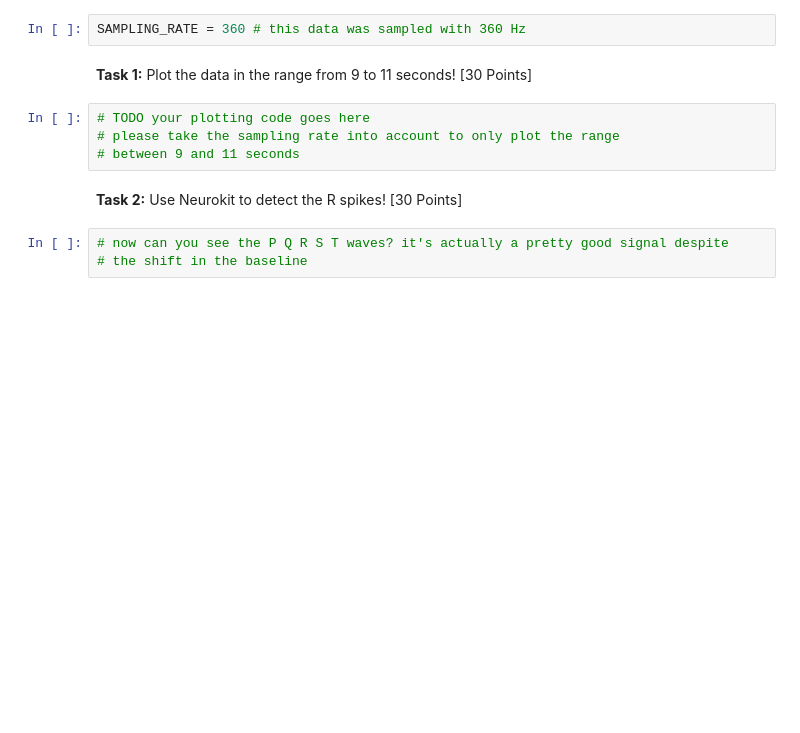
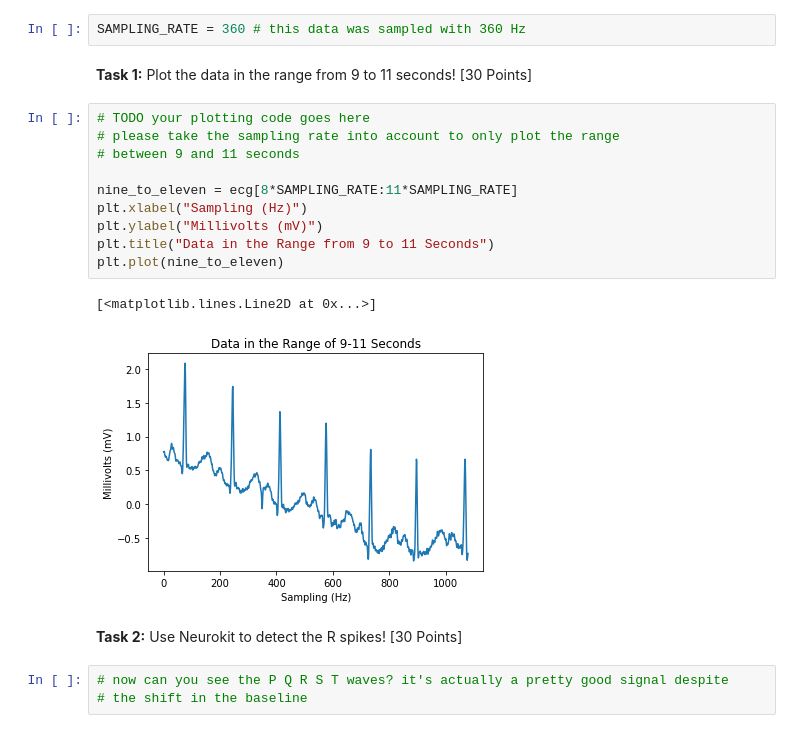
Before and after one commit to bostongfx/cs480student, a Jupyter notebook: 01/CS480_Assignment_1.ipynb, the cells around one changed output. Cells and saved outputs as stored; diff of their text form; blank space fills up the shorter version.

```diff
--- a/01/CS480_Assignment_1.ipynb
+++ b/01/CS480_Assignment_1.ipynb
@@ -17,7 +17,16 @@ SAMPLING_RATE = 360 # this data was sampled with 360 Hz
 # %%
 # TODO your plotting code goes here
 # please take the sampling rate into account to only plot the range
 # between 9 and 11 seconds
+
+nine_to_eleven = ecg[8*SAMPLING_RATE:11*SAMPLING_RATE]
+plt.xlabel("Sampling (Hz)")
+plt.ylabel("Millivolts (mV)")
+plt.title("Data in the Range from 9 to 11 Seconds")
+plt.plot(nine_to_eleven)
+# %% [output]
+[<matplotlib.lines.Line2D at 0x...>]
+[figure, added]
 # %% [markdown]
 **Task 2:** Use Neurokit to detect the R spikes! [30 Points]
 # %%
```
Also changed, not shown: parts of 9 cells of this notebook.
